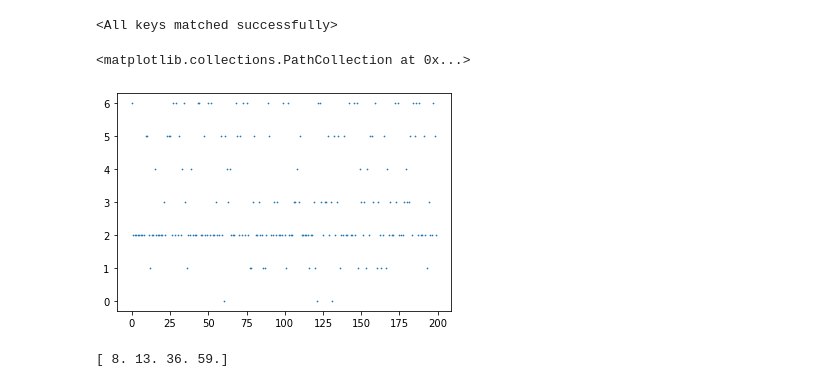
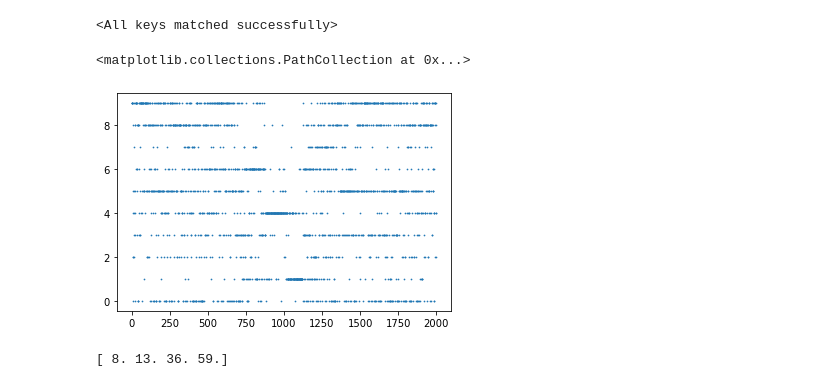
Before and after one commit to yjkimnada/cambridge, a Jupyter notebook: greedy/greedy_search_new.ipynb, the cells around one changed output. Cells and saved outputs as stored; diff of their text form; code cells hidden in the pictures.

```diff
--- a/greedy/greedy_search_new.ipynb
+++ b/greedy/greedy_search_new.ipynb
@@ -65,7 +124,7 @@ FINAL_BEST_SCORES tensor([0.8889, 0.8921, 0.9078, 0.9130, 0.9120, 0.9172, 0.9196
 #C_den_raw = torch.tensor([0, 0, 0, 1, 1, 4, 1, 0, 5])[:-2]
 
 #CA1
-C_den_raw = torch.tensor([0, 0, 2, 0, 0, 4, 2, 6, 1])[:-3]
+C_den_raw = torch.tensor([0,1,0,0,4,0,2,4,7])
 
 def make_C_den(raw):
     sub_no = raw.shape[0] + 1
@@ -85,7 +144,7 @@ T_no = 100
 
 
 model = Greedy_Base_hGLM(C_den.cuda(), E_no, I_no, T_no)
-model.load_state_dict(torch.load("/media/hdd01/sklee/greedy/greedybaseGLM_CA1_sub7-4.pt"))
+model.load_state_dict(torch.load("/media/hdd01/sklee/greedy/greedybaseGLM_CA1_sub10-7.pt"))
 #model.load_state_dict(torch.load("/media/hdd01/sklee/greedy/greedybaseGLM_L23_sub8-1.pt"))
 # %% [output]
 <All keys matched successfully>
@@ -113,10 +172,11 @@ for i in range(i_clean.shape[1]):
     i_plot[i] = torch.where(i_clean[:,i] == 1)[0]
 # %%
 #plt.scatter(torch.arange(240), e_plot[1000-120:1000+120], s=0.5)
-plt.scatter(torch.arange(I_no), i_plot,s=0.5)
+plt.scatter(torch.arange(E_no), e_plot, s=0.5)
+#plt.scatter(torch.arange(I_no), i_plot,s=0.5)
 # %% [output]
 <matplotlib.collections.PathCollection at 0x...>
-[figure, old version]
+[figure, new version]
 # %%
 locs = np.load("/media/hdd01/sklee/CA1_inputs/synlocs_T10_Ne2000_gA0.6_tauA1_gN0.8_Ni200_gG0.1_gB0.1_Er0.5_Ir7.4_random_NR_rep16_stimseed1.npy")
 e_locs = locs[:2000]
```
Also changed, not shown: parts of 2 cells of this notebook, 7 other files.
